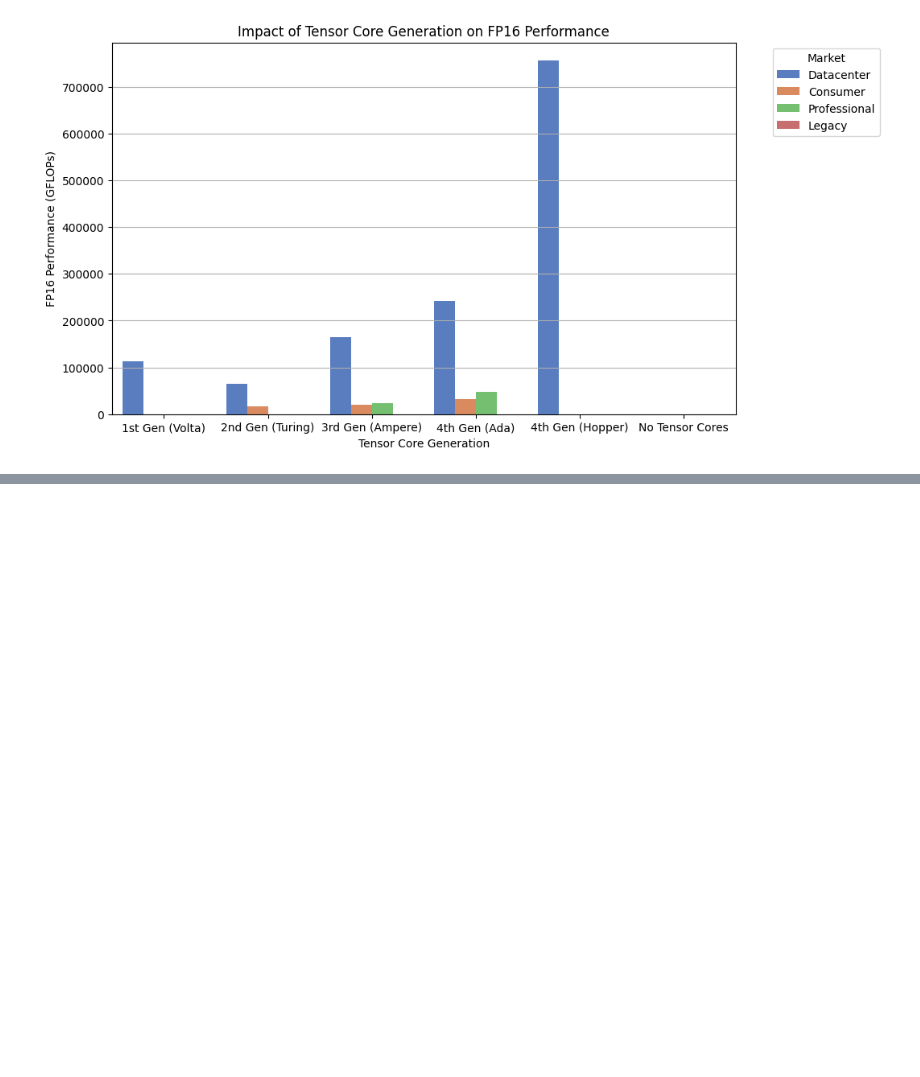
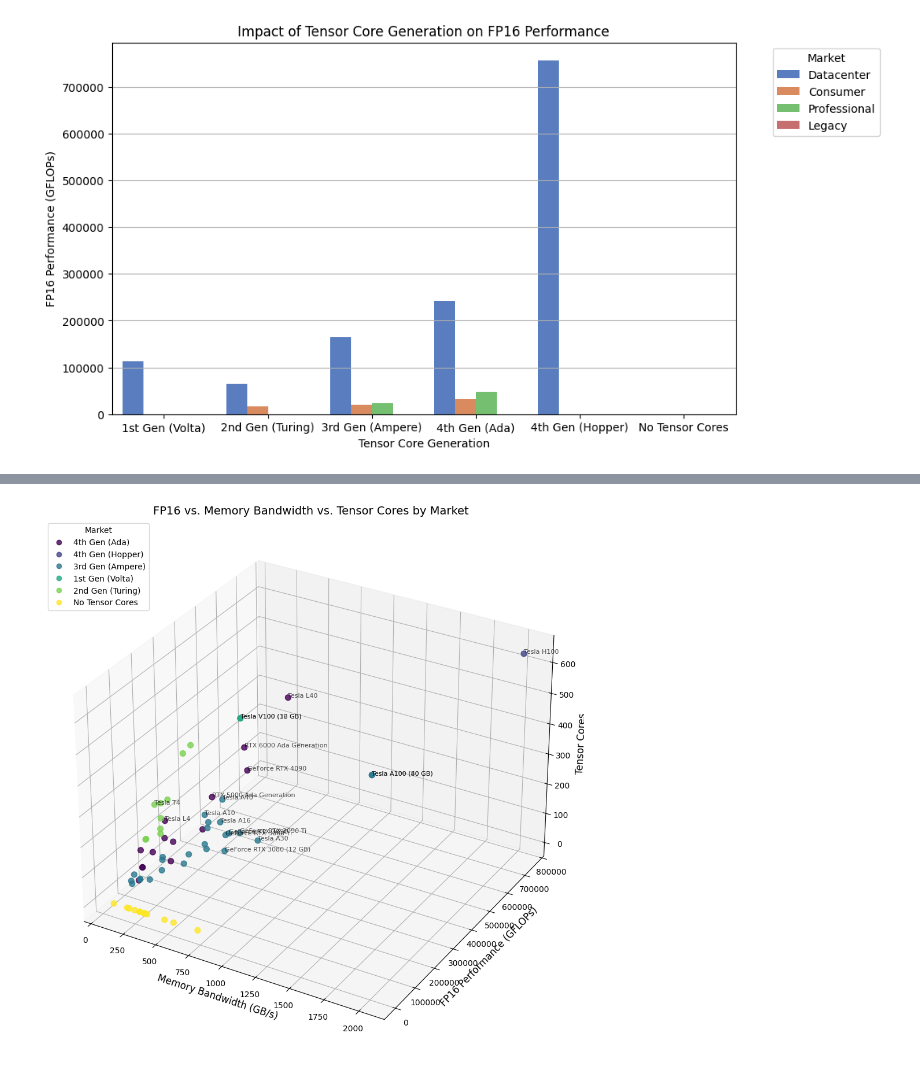
Before and after one commit to CenturyGhost/nvidia_benchmark, a Jupyter notebook: huang_enthousiast.ipynb, the cells around one changed output, grey strips where cells are left out. Cells and saved outputs as stored; diff of their text form; code cells hidden in the pictures; blank space fills up the shorter version.

```diff
--- a/huang_enthousiast.ipynb
+++ b/huang_enthousiast.ipynb
@@ -836,10 +836,3 @@ Love the technical details? Let's geek out!
    - Keep an eye on emerging technologies
 
 Happy GPU hunting! 🚀
-# %%
-# Ensure FP16 and Memory Bandwidth columns are numeric
-df_cleaned['bandwith'] = df_cleaned['bandwith'].replace(',', '').astype(float)
-df_cleaned['fp16'] = df_cleaned['fp16'].replace(',', '').astype(float)
-df_cleaned['fp32'] = df_cleaned['fp32'].replace(',', '').astype(float)
-df_cleaned['fp64'] = df_cleaned['fp64'].replace(',', '').astype(float)
-df_cleaned['tdp'] = df_cleaned['tdp'].replace(',', '').astype(float)
@@ -1060,7 +1208,4 @@ plt.show()
 # %%
-# Ensure FP16 and Memory Bandwidth columns are numeric
-df_cleaned['bandwith'] = df_cleaned['bandwith'].replace(',', '').astype(float)
-
 # Create a 3D scatter plot to show FP16 vs. Memory Bandwidth vs. Tensor Cores
 fig = plt.figure(figsize=(20, 12))
 ax = fig.add_subplot(111, projection='3d')
@@ -1084,33 +1229,35 @@ for idx, row in df_cleaned.iterrows():
             row['fp16'],
             row['tensor_cores'],
             row['model'],
             fontsize=8,
             alpha=0.7
         )
 
 # Set axis labels
 ax.set_xlabel('Memory Bandwidth (GB/s)', fontsize=12)
 ax.set_ylabel('FP16 Performance (GFLOPs)', fontsize=12)
 ax.set_zlabel('Tensor Cores', fontsize=12)
 ax.set_title('FP16 vs. Memory Bandwidth vs. Tensor Cores by Market', fontsize=14)
 
 # Add color legend
 handles, labels = scatter.legend_elements()
 markets = df_cleaned['tensor_core_gen'].unique()
 # Fix the legend labels by ensuring they are within bounds
 legend_labels = []
 for label in labels:
     # Extract just the numeric part from the mathdefault string
     num = label.split('{')[1].split('}')[0]
     index = int(num)
     if index < len(markets):  # Check if index is within bounds
         legend_labels.append(markets[index])
     else:
         legend_labels.append('Unknown')  # Handle out-of-bounds index
 ax.legend(handles, legend_labels, title='Market', loc='upper left', fontsize=10)
 
 # Display the plot
 plt.show()
+# %% [output]
+[figure, added]
 # %%
 # Filter for recent GPUs (2016-2024)
 df_filtered = df_cleaned[
```
Also changed, not shown: parts of 17 cells of this notebook.
